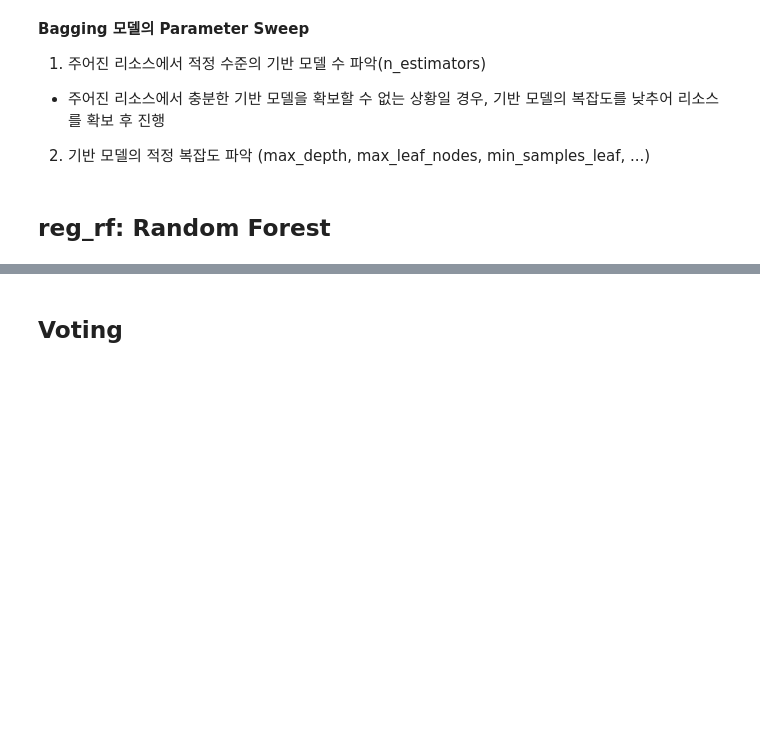
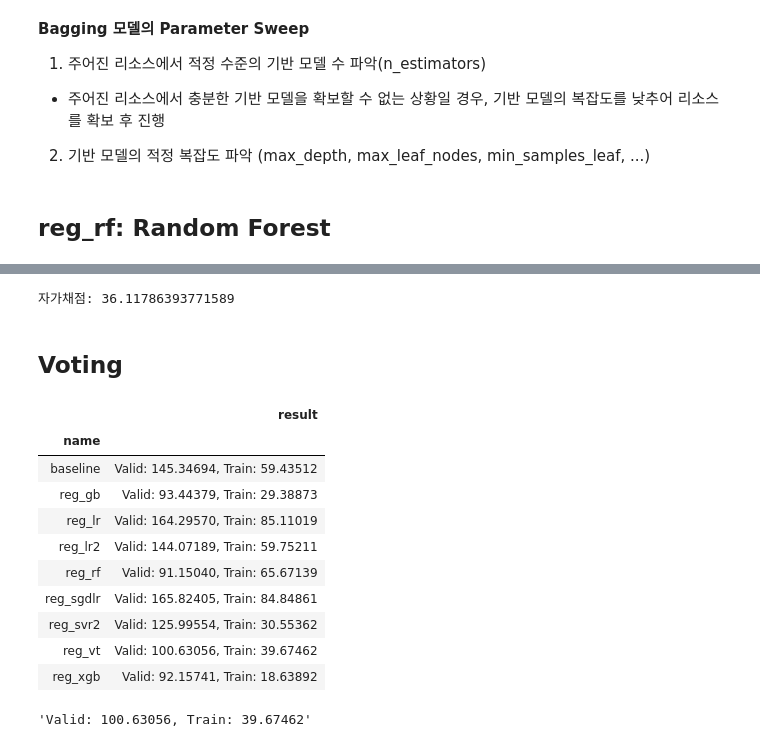
Before and after one commit to sunkusun9/DS_lv3_2610, a Jupyter notebook: sec_ds_lv3_prob3_kaggle.ipynb, the cells around one changed output, grey strips where cells are left out. Drawn from its saved outputs; the diff is of its cells as text; code cells hidden in the pictures; blank space fills up the shorter version.

Commit message:
Day1 Kaggle 문제 풀이 노트입니다.

```diff
--- a/sec_ds_lv3_prob3_kaggle.ipynb
+++ b/sec_ds_lv3_prob3_kaggle.ipynb
@@ -466,0 +582,14 @@ eval_model('reg_sgdlr', reg_sgdlr)
+# %%
+import xgboost as xgb
+X_xgb = "15분, 30분, 45분, 60분, DayName, Hour, AM, Weekend_yn, Holiday_yn, Avg, TotalHour, 생산량, 기온, 풍속, 습도, 강수량, 전기요금(계절), 공장인원, 인건비"
+X_xgb = X_xgb.split(', ')
+ct = ColumnTransformer([
+    ('pt', 'passthrough', X_xgb),
+    ('ohe', OneHotEncoder(categories = 'auto'), ['DayName'])
+])
+reg_xgb = make_pipeline(
+    ct, xgb.XGBRegressor(
+        random_state = 123, max_depth = 15, n_estimators = 200, learning_rate = 0.02, reg_lambda = 3
+    )
+)
+eval_model('reg_xgb', reg_xgb)
@@ -521,6 +691,29 @@ eval_model('reg_rf', reg_rf)
+# %%
+prd = select_model(reg_rf)
+print("자가채점: {}".format(mean_absolute_error(s_kaggle_ans, prd)))
+# %% [output]
+자가채점: 36.11786393771589
 # %% [markdown]
 ## Voting
 # %%
 from sklearn.ensemble import VotingRegressor
-reg_vt = VotingRegressor()
+reg_vt = VotingRegressor([
+    ('reg_svr2', reg_svr),
+    ('reg_xgb', reg_xgb),
+    ('reg_gb', reg_gb),
+    ('reg_rf', reg_rf)
+])
 eval_model('reg_vt', reg_vt)
+# %% [output]
+|  | result |
+| name |  |
+| baseline | Valid: 145.34694, Train: 59.43512 |
+| reg_gb | Valid: 93.44379, Train: 29.38873 |
+| reg_lr | Valid: 164.29570, Train: 85.11019 |
+| reg_lr2 | Valid: 144.07189, Train: 59.75211 |
+| reg_rf | Valid: 91.15040, Train: 65.67139 |
+| reg_sgdlr | Valid: 165.82405, Train: 84.84861 |
+| reg_svr2 | Valid: 125.99554, Train: 30.55362 |
+| reg_vt | Valid: 100.63056, Train: 39.67462 |
+| reg_xgb | Valid: 92.15741, Train: 18.63892 |
+'Valid: 100.63056, Train: 39.67462'
```
Also changed, not shown: parts of 15 cells of this notebook.
